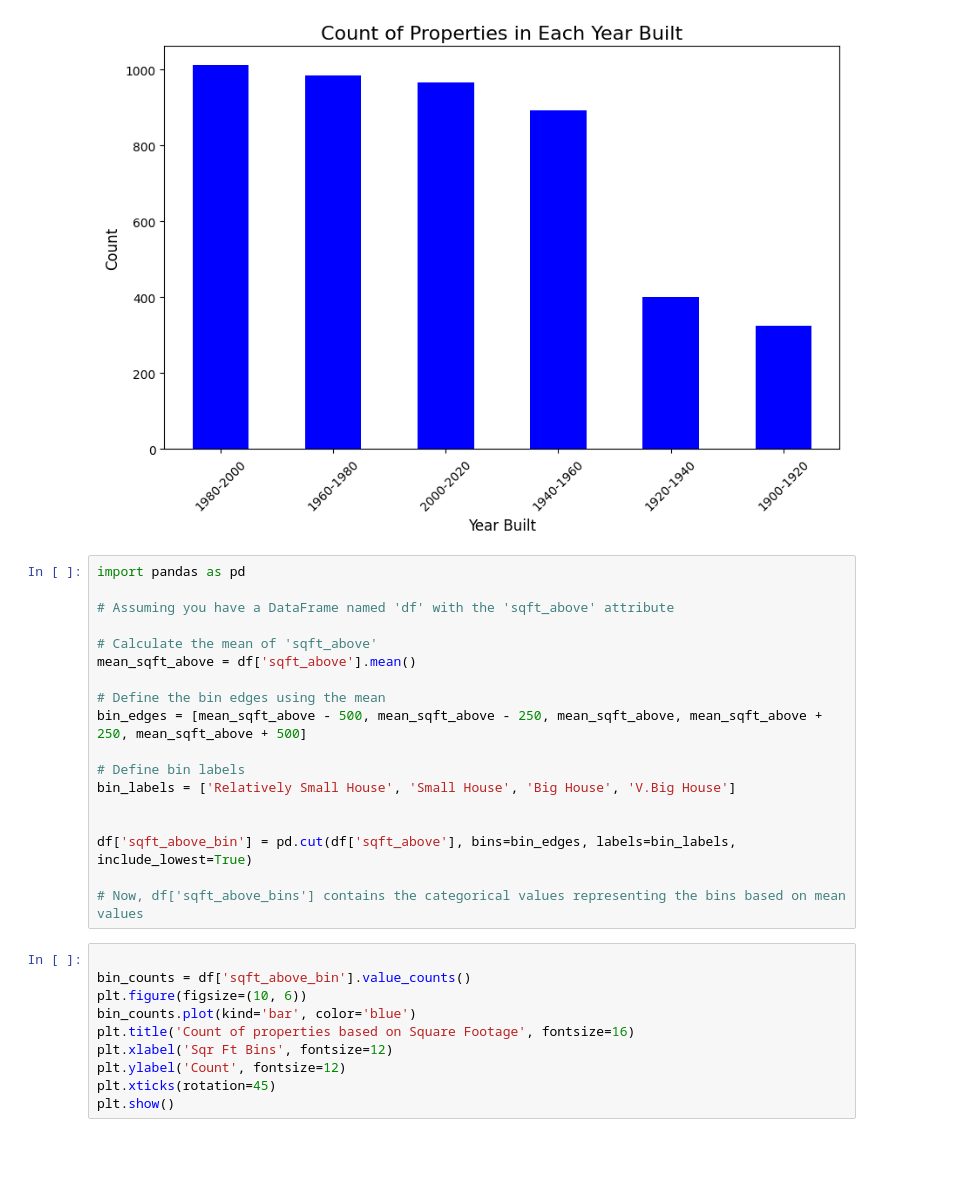
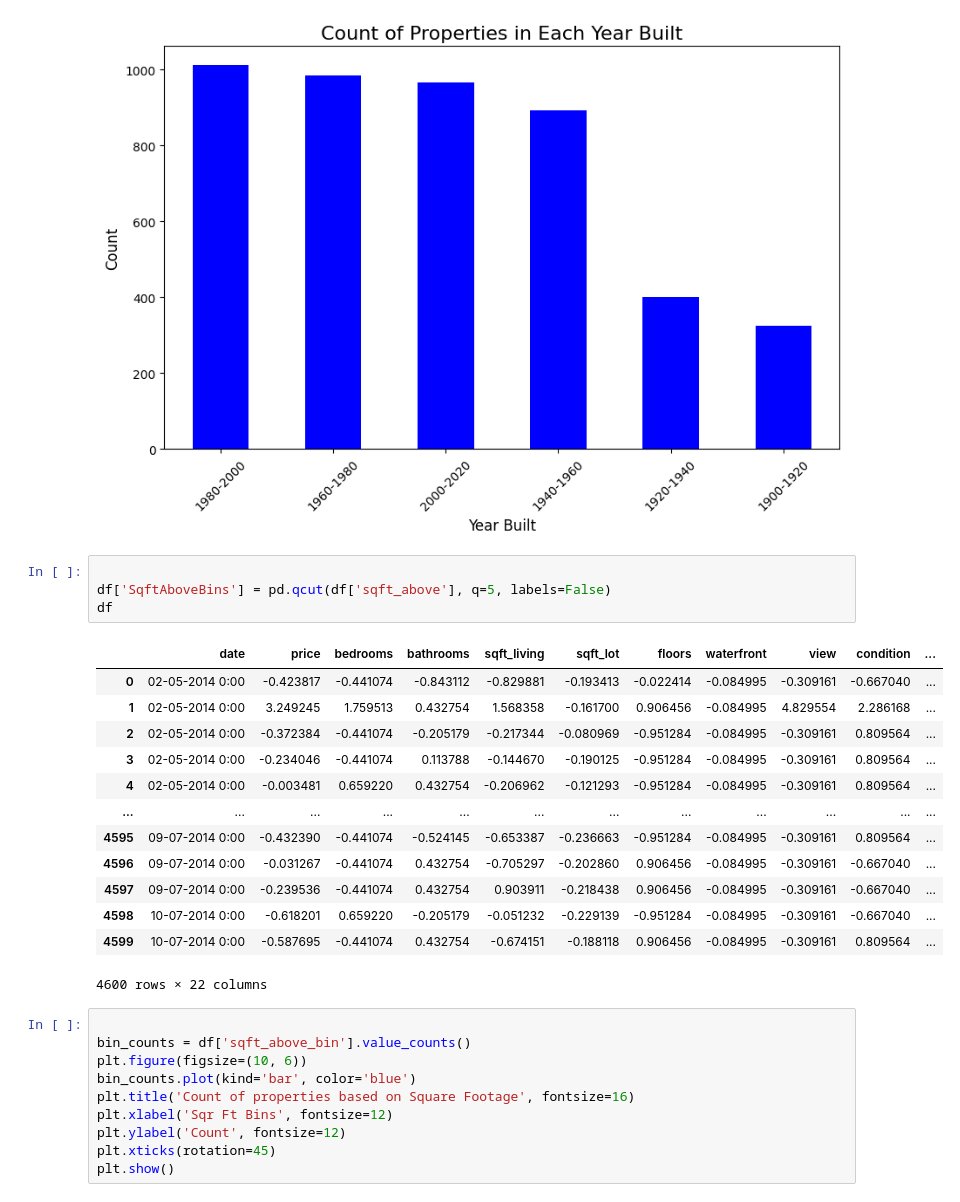
Before and after one commit to marcus2348532/2348532_AML, a Jupyter notebook: 2348532_AML.ipynb, the cells around one changed output. Cells and saved outputs as stored; diff of their text form; blank space fills up the shorter version.

```diff
--- a/2348532_AML.ipynb
+++ b/2348532_AML.ipynb
@@ -124,24 +124,24 @@ plt.xticks(rotation=45)
 plt.show()
 # %% [output]
 [figure]
-# %%
-import pandas as pd
-
-# Assuming you have a DataFrame named 'df' with the 'sqft_above' attribute
-
-# Calculate the mean of 'sqft_above'
-mean_sqft_above = df['sqft_above'].mean()
-
-# Define the bin edges using the mean
-bin_edges = [mean_sqft_above - 500, mean_sqft_above - 250, mean_sqft_above, mean_sqft_above + 250, mean_sqft_above + 500]
-
-# Define bin labels
-bin_labels = ['Relatively Small House', 'Small House', 'Big House', 'V.Big House']
-
-
-df['sqft_above_bin'] = pd.cut(df['sqft_above'], bins=bin_edges, labels=bin_labels, include_lowest=True)
-
-# Now, df['sqft_above_bins'] contains the categorical values representing the bins based on mean values
+# %%
+
+df['SqftAboveBins'] = pd.qcut(df['sqft_above'], q=5, labels=False)
+df
+# %% [output]
+|  | date | price | bedrooms | bathrooms | sqft_living | sqft_lot | floors | waterfront | view | condition | ... |
+| 0 | 02-05-2014 0:00 | -0.423817 | -0.441074 | -0.843112 | -0.829881 | -0.193413 | -0.022414 | -0.084995 | -0.309161 | -0.667040 | ... |
+| 1 | 02-05-2014 0:00 | 3.249245 | 1.759513 | 0.432754 | 1.568358 | -0.161700 | 0.906456 | -0.084995 | 4.829554 | 2.286168 | ... |
+| 2 | 02-05-2014 0:00 | -0.372384 | -0.441074 | -0.205179 | -0.217344 | -0.080969 | -0.951284 | -0.084995 | -0.309161 | 0.809564 | ... |
+| 3 | 02-05-2014 0:00 | -0.234046 | -0.441074 | 0.113788 | -0.144670 | -0.190125 | -0.951284 | -0.084995 | -0.309161 | 0.809564 | ... |
+| 4 | 02-05-2014 0:00 | -0.003481 | 0.659220 | 0.432754 | -0.206962 | -0.121293 | -0.951284 | -0.084995 | -0.309161 | 0.809564 | ... |
+| ... | ... | ... | ... | ... | ... | ... | ... | ... | ... | ... | ... |
+| 4595 | 09-07-2014 0:00 | -0.432390 | -0.441074 | -0.524145 | -0.653387 | -0.236663 | -0.951284 | -0.084995 | -0.309161 | 0.809564 | ... |
+| 4596 | 09-07-2014 0:00 | -0.031267 | -0.441074 | 0.432754 | -0.705297 | -0.202860 | 0.906456 | -0.084995 | -0.309161 | -0.667040 | ... |
+| 4597 | 09-07-2014 0:00 | -0.239536 | -0.441074 | 0.432754 | 0.903911 | -0.218438 | 0.906456 | -0.084995 | -0.309161 | -0.667040 | ... |
+| 4598 | 10-07-2014 0:00 | -0.618201 | 0.659220 | -0.205179 | -0.051232 | -0.229139 | -0.951284 | -0.084995 | -0.309161 | -0.667040 | ... |
+| 4599 | 10-07-2014 0:00 | -0.587695 | -0.441074 | 0.432754 | -0.674151 | -0.188118 | 0.906456 | -0.084995 | -0.309161 | 0.809564 | ... |
+4600 rows × 22 columns
 # %%
 
 bin_counts = df['sqft_above_bin'].value_counts()
```
Also changed, not shown: parts of 7 cells of this notebook.
